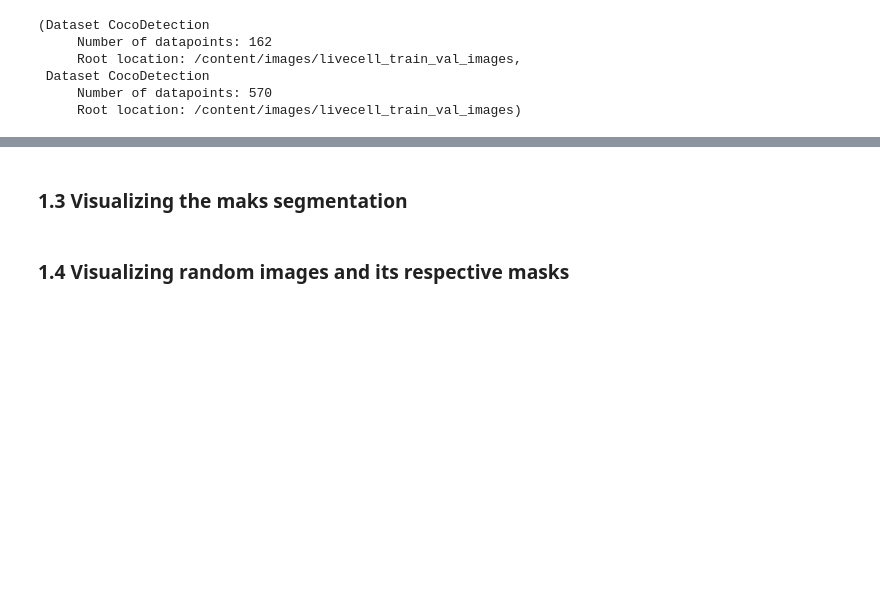
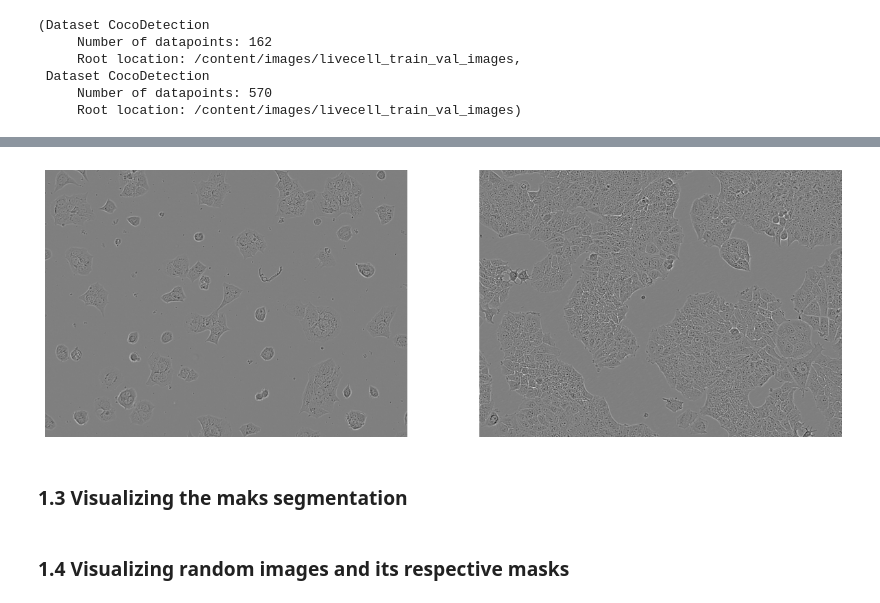
Before and after one commit to Weverton-Vitor/semantic-segmentation-unet, a Jupyter notebook: semantic_segmentation_of_cells_on_microscope_images_using_unet.ipynb, the cells around one changed output, grey strips where cells are left out. Saved outputs shown, nothing was run; the diff lists cells and outputs as text; code cells hidden in the pictures; blank space fills up the shorter version.

```diff
--- a/semantic_segmentation_of_cells_on_microscope_images_using_unet.ipynb
+++ b/semantic_segmentation_of_cells_on_microscope_images_using_unet.ipynb
@@ -78,3 +104,7 @@ train_dataset[2][0]
+# %%
+show_random_samples(val_dataset, qty=2)
+# %% [output]
+[figure, added]
 # %% [markdown]
 ### 1.3 Visualizing the maks segmentation
 # %% [markdown]
```
Also changed, not shown: parts of 8 cells of this notebook.
